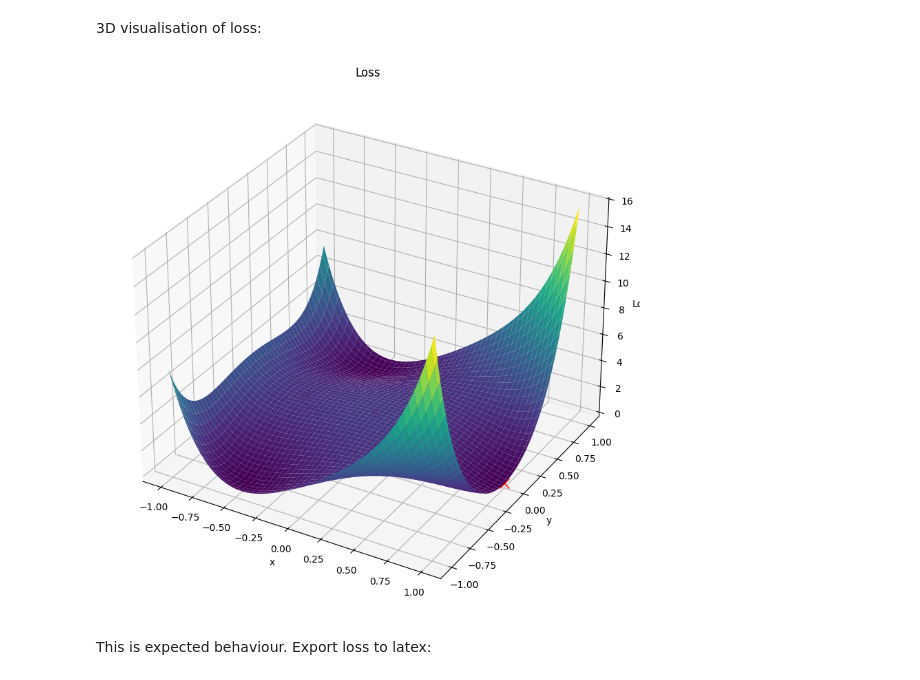
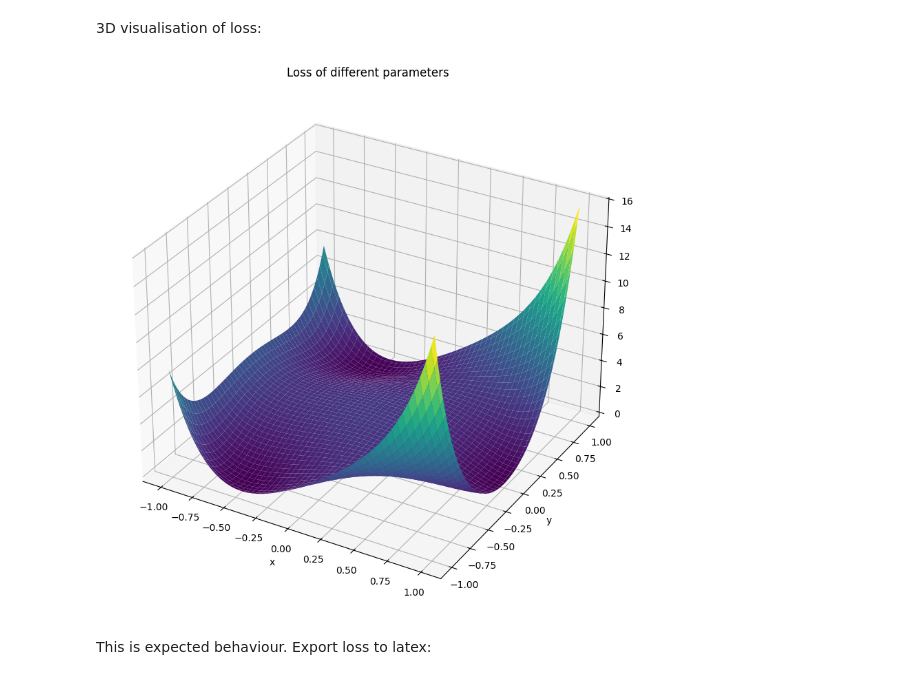
Before and after one commit to urhprimozic/gofi, a Jupyter notebook: gofi/ode/equation_generation/cyclic_groups.ipynb, the cells around one changed output. Drawn from its saved outputs; the diff is of its cells as text; code cells hidden in the pictures.

```diff
--- a/gofi/ode/equation_generation/cyclic_groups.ipynb
+++ b/gofi/ode/equation_generation/cyclic_groups.ipynb
@@ -141,32 +183,32 @@ plt.show()
 # %%
 
 
 resolution = 100
 min_param = -1
 max_param = 1
 x = np.linspace(min_param, max_param, resolution)
 y = np.linspace(min_param, max_param, resolution)
 x, y = np.meshgrid(x, y)
 z = loss(x,y)
 
 
 fig, ax = plt.subplots(subplot_kw={"projection": "3d"}, figsize=(10, 10))
 
 ax.plot_surface(x, y, z, cmap='viridis', edgecolor='none')
 
-zero_grad = [[-0.5, -0.866025], [1.0, 0.0], [0.278051, 0.481598], [-0.556102, 0.0], [-0.5, 0.866025], [0.278051, -0.481598], [0.0, 0.0]]
-for x, y in zero_grad:
-    ax.plot3D(x,y, loss(x,y), 'rx', label='Zero gradient', markersize=10)
+#zero_grad = [[-0.5, -0.866025], [1.0, 0.0], [0.278051, 0.481598], [-0.556102, 0.0], [-0.5, 0.866025], [0.278051, -0.481598], [0.0, 0.0]]
+#for x, y in zero_grad:
+#    ax.plot3D(x,y, loss(x,y), 'rx', label='Zero gradient', markersize=10)
 
 ax.set_xlabel('x')
 ax.set_ylabel('y')
-ax.set_zlabel('Loss')
-ax.set_title('Loss')
+# ax.set_zlabel('Loss')
+ax.set_title('Loss of different parameters')
 
 
 plt.show()
 # %% [output]
-[figure, old version]
+[figure, new version]
 # %% [markdown]
 This is expected behaviour. Export loss to latex:
 # %%
```
Also changed, not shown: parts of 5 cells of this notebook, 19 other files.
